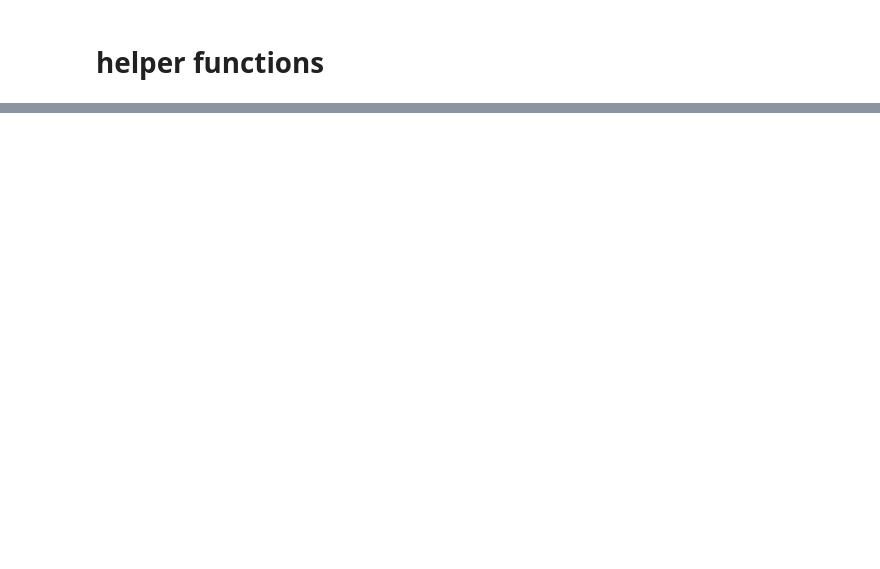
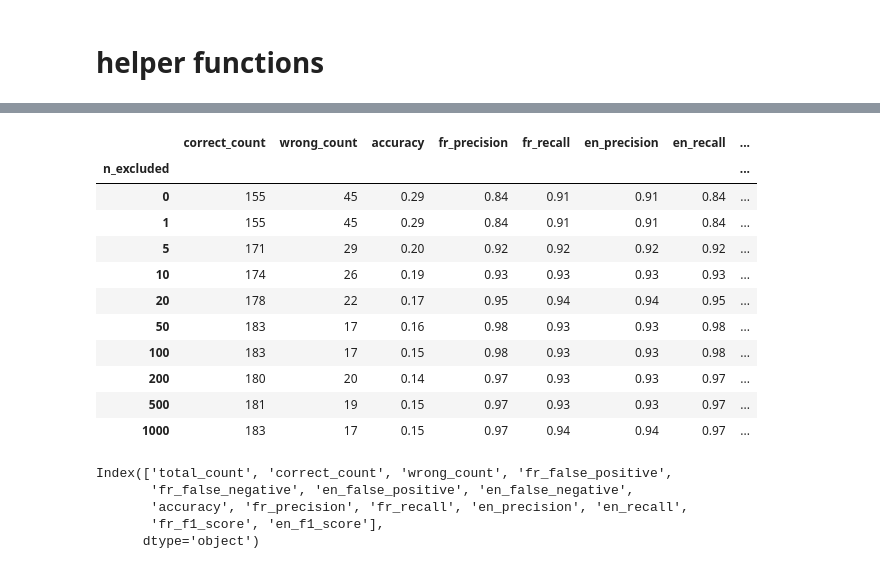
Before and after one commit to KevinCarr42/AI-Translation, a Jupyter notebook: fr_eng_classifier.ipynb, the cells around one changed output, grey strips where cells are left out. Saved outputs shown, nothing was run; the diff lists cells and outputs as text; code cells hidden in the pictures; blank space fills up the shorter version.

```diff
--- a/fr_eng_classifier.ipynb
+++ b/fr_eng_classifier.ipynb
@@ -632,0 +605,24 @@ Examples within 10% of weighted nth percentile: se, ne, relevé, cette, stock
+# %%
+grouped_df.set_index('n_excluded').drop(['total_count', 'fr_false_positive',
+       'fr_false_negative', 'en_false_positive', 'en_false_negative'], axis=1)
+# %% [output]
+|  | correct_count | wrong_count | accuracy | fr_precision | fr_recall | en_precision | en_recall | ... |
+| n_excluded |  |  |  |  |  |  |  | ... |
+| 0 | 155 | 45 | 0.29 | 0.84 | 0.91 | 0.91 | 0.84 | ... |
+| 1 | 155 | 45 | 0.29 | 0.84 | 0.91 | 0.91 | 0.84 | ... |
+| 5 | 171 | 29 | 0.20 | 0.92 | 0.92 | 0.92 | 0.92 | ... |
+| 10 | 174 | 26 | 0.19 | 0.93 | 0.93 | 0.93 | 0.93 | ... |
+| 20 | 178 | 22 | 0.17 | 0.95 | 0.94 | 0.94 | 0.95 | ... |
+| 50 | 183 | 17 | 0.16 | 0.98 | 0.93 | 0.93 | 0.98 | ... |
+| 100 | 183 | 17 | 0.15 | 0.98 | 0.93 | 0.93 | 0.98 | ... |
+| 200 | 180 | 20 | 0.14 | 0.97 | 0.93 | 0.93 | 0.97 | ... |
+| 500 | 181 | 19 | 0.15 | 0.97 | 0.93 | 0.93 | 0.97 | ... |
+| 1000 | 183 | 17 | 0.15 | 0.97 | 0.94 | 0.94 | 0.97 | ... |
+# %%
+best_by_feature = [50, 100, 1000]
+# %% [output]
+Index(['total_count', 'correct_count', 'wrong_count', 'fr_false_positive',
+       'fr_false_negative', 'en_false_positive', 'en_false_negative',
+       'accuracy', 'fr_precision', 'fr_recall', 'en_precision', 'en_recall',
+       'fr_f1_score', 'en_f1_score'],
+      dtype='object')
```
Also changed, not shown: parts of 51 cells of this notebook.
